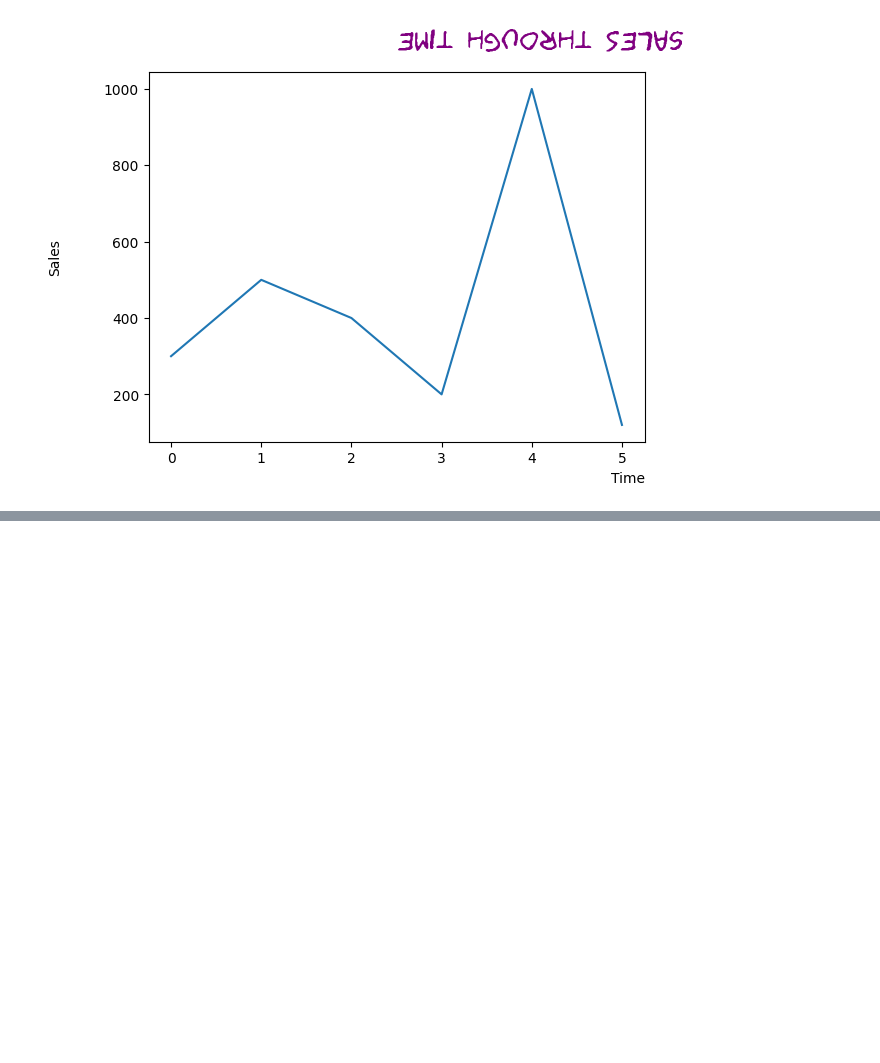
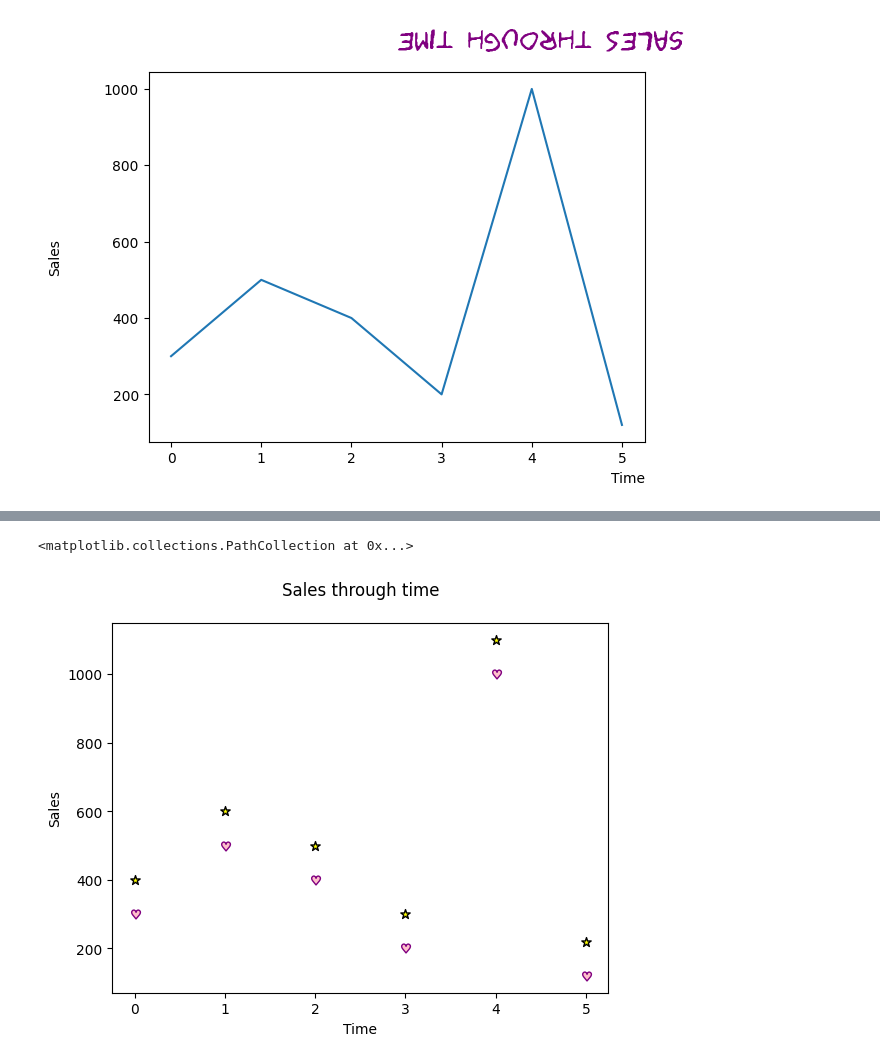
Before and after one commit to miladziekanowska/Data_Analytics, a Jupyter notebook: Matplotlib_Basics.ipynb, the cells around one changed output, grey strips where cells are left out. Drawn from its saved outputs; the diff is of its cells as text; code cells hidden in the pictures; blank space fills up the shorter version.

```diff
--- a/Matplotlib_Basics.ipynb
+++ b/Matplotlib_Basics.ipynb
@@ -97,0 +143,16 @@ Text(0, 0.5, 'Sales')
+# %%
+# now let's try with points
+fig, ax = plt.subplots()
+
+ax.set_title('Sales through time', pad=20)
+ax.set_xlabel('Time')
+ax.set_ylabel('Sales')
+
+# when working with any different type of data visualization, if we want to change it
+# the best pratice is to just check the documentation - we have all keys there
+ax.scatter(df['Time'], df['Sales'], marker='$♥$', color='pink', edgecolor='purple', s=50)
+ax.scatter(df['Time'], df['Sales2'], marker='*', color='yellow', edgecolor='black', s=50)
+#cute, ain't it?
+# %% [output]
+<matplotlib.collections.PathCollection at 0x...>
+[figure, added]
```
Also changed, not shown: parts of 11 cells of this notebook.
